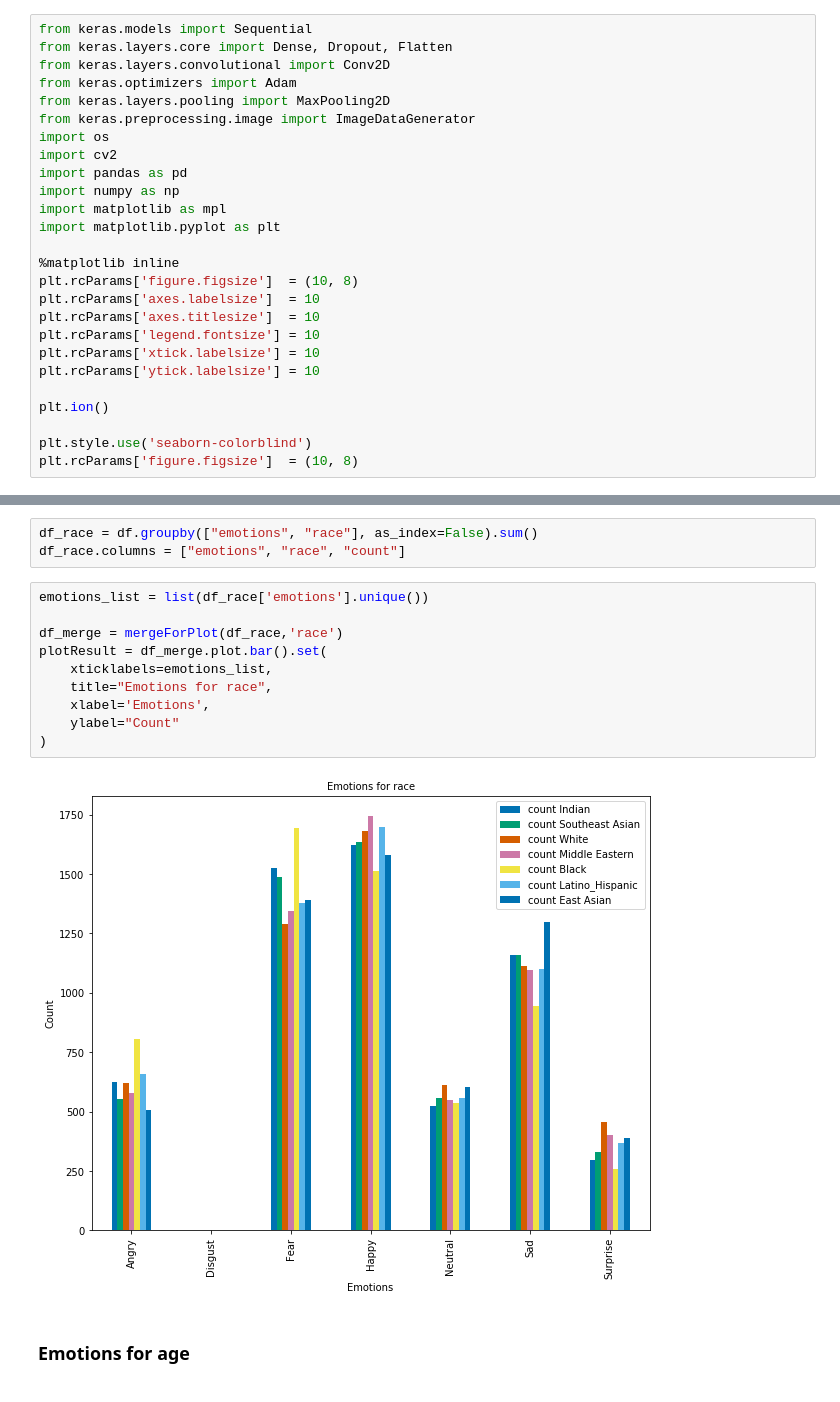
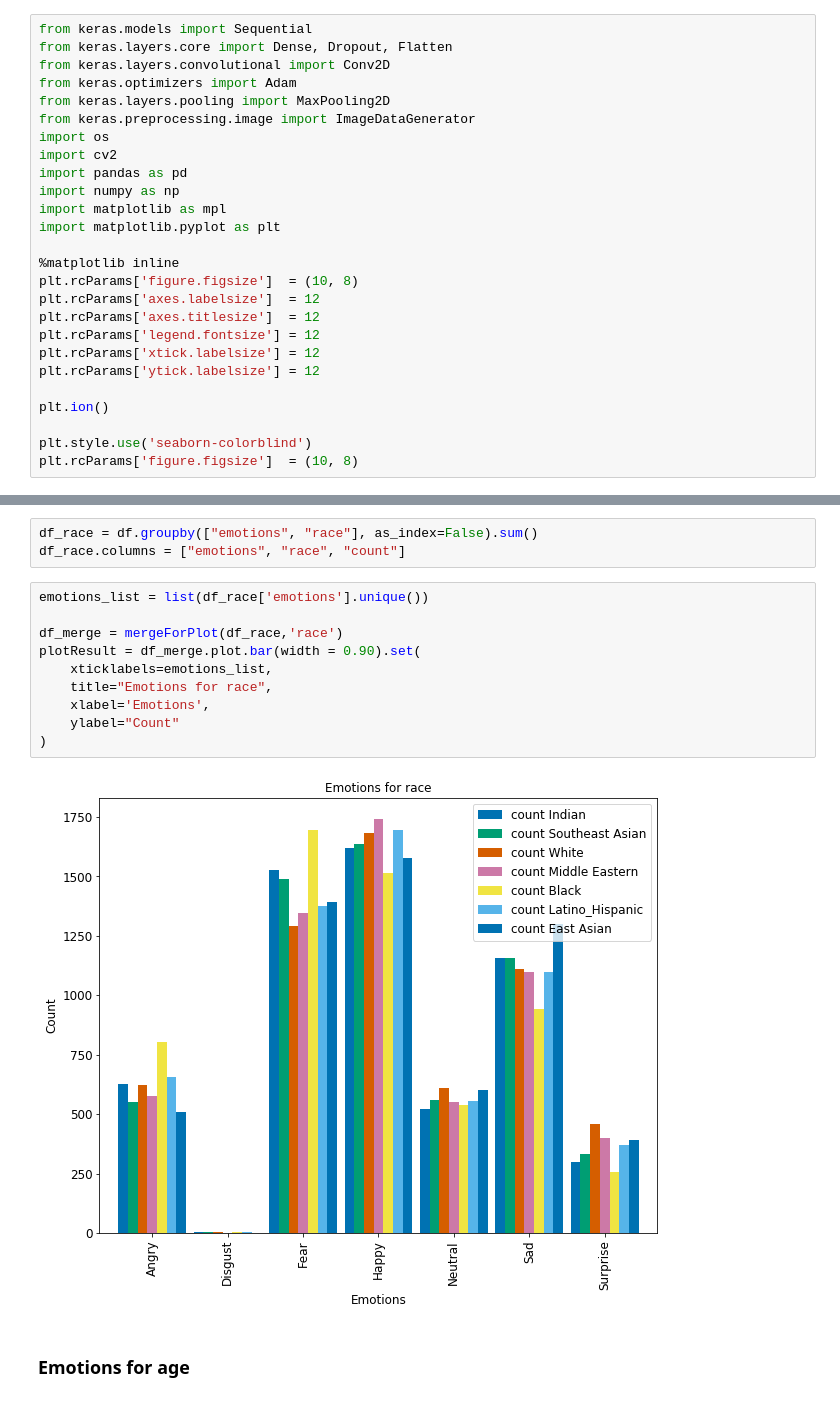
Before and after one commit to EwertonDCSilv/emotion_faces, a Jupyter notebook: tp.ipynb, the cells around one changed output, grey strips where cells are left out. Drawn from its saved outputs; the diff is of its cells as text.

Commit message:
Create chart for analisys

```diff
--- a/tp.ipynb
+++ b/tp.ipynb
@@ -31,11 +31,11 @@ import matplotlib.pyplot as plt
 
 %matplotlib inline
 plt.rcParams['figure.figsize']  = (10, 8)
-plt.rcParams['axes.labelsize']  = 10
-plt.rcParams['axes.titlesize']  = 10
-plt.rcParams['legend.fontsize'] = 10
-plt.rcParams['xtick.labelsize'] = 10
-plt.rcParams['ytick.labelsize'] = 10
+plt.rcParams['axes.labelsize']  = 12
+plt.rcParams['axes.titlesize']  = 12
+plt.rcParams['legend.fontsize'] = 12
+plt.rcParams['xtick.labelsize'] = 12
+plt.rcParams['ytick.labelsize'] = 12
 
 plt.ion()
 
@@ -211,15 +211,15 @@ df_race.columns = ["emotions", "race", "count"]
 # %%
 emotions_list = list(df_race['emotions'].unique())
 
 df_merge = mergeForPlot(df_race,'race')
-plotResult = df_merge.plot.bar().set(
+plotResult = df_merge.plot.bar(width = 0.90).set(
     xticklabels=emotions_list,
     title="Emotions for race",
     xlabel='Emotions',
     ylabel="Count"
 )
 # %% [output]
-[figure, old version]
+[figure, new version]
 # %% [markdown]
 ### Emotions for age
 # %%
```
Also changed, not shown: parts of 4 cells of this notebook.
